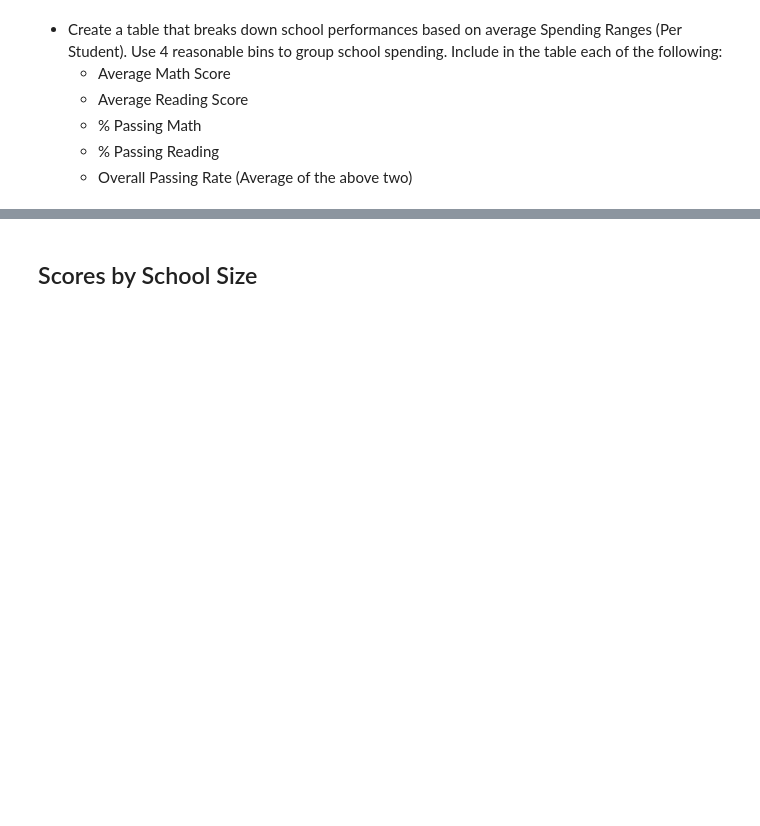
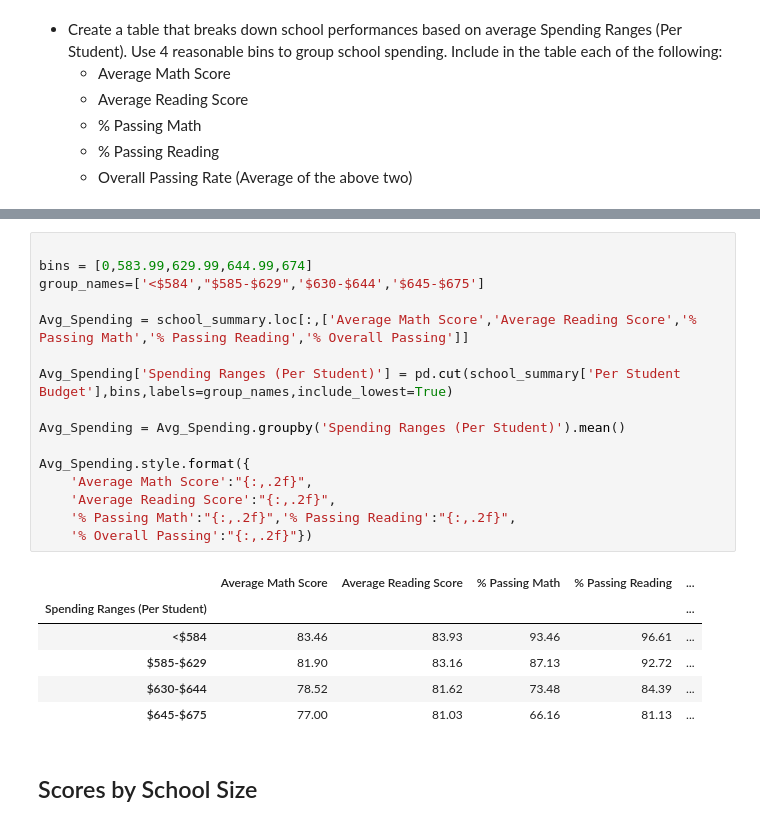
Before and after one commit to krishh-naidu/BootCamp-HomeWork-pandas-challenge, a Jupyter notebook: PyCitySchools/PyCitySchools_starter.ipynb, the cells around one changed output, grey strips where cells are left out. Saved outputs shown, nothing was run; the diff lists cells and outputs as text; blank space fills up the shorter version.

```diff
--- a/PyCitySchools/PyCitySchools_starter.ipynb
+++ b/PyCitySchools/PyCitySchools_starter.ipynb
@@ -313,3 +288,26 @@ Reading_scores_summary
+# %%
+
+bins = [0,583.99,629.99,644.99,674]
+group_names=['<$584',"$585-$629",'$630-$644','$645-$675']
+
+Avg_Spending = school_summary.loc[:,['Average Math Score','Average Reading Score','% Passing Math','% Passing Reading','% Overall Passing']]
+
+Avg_Spending['Spending Ranges (Per Student)'] = pd.cut(school_summary['Per Student Budget'],bins,labels=group_names,include_lowest=True)
+
+Avg_Spending = Avg_Spending.groupby('Spending Ranges (Per Student)').mean()
+
+Avg_Spending.style.format({
+    'Average Math Score':"{:,.2f}",
+    'Average Reading Score':"{:,.2f}",
+    '% Passing Math':"{:,.2f}",'% Passing Reading':"{:,.2f}",
+    '% Overall Passing':"{:,.2f}"})
+# %% [output]
+|  | Average Math Score | Average Reading Score | % Passing Math | % Passing Reading | ... |
+| Spending Ranges (Per Student) |  |  |  |  | ... |
+| <$584 | 83.46 | 83.93 | 93.46 | 96.61 | ... |
+| $585-$629 | 81.90 | 83.16 | 87.13 | 92.72 | ... |
+| $630-$644 | 78.52 | 81.62 | 73.48 | 84.39 | ... |
+| $645-$675 | 77.00 | 81.03 | 66.16 | 81.13 | ... |
 # %% [markdown]
 ## Scores by School Size
 # %% [markdown]
```
Also changed, not shown: parts of 9 cells of this notebook, 1 other file.
